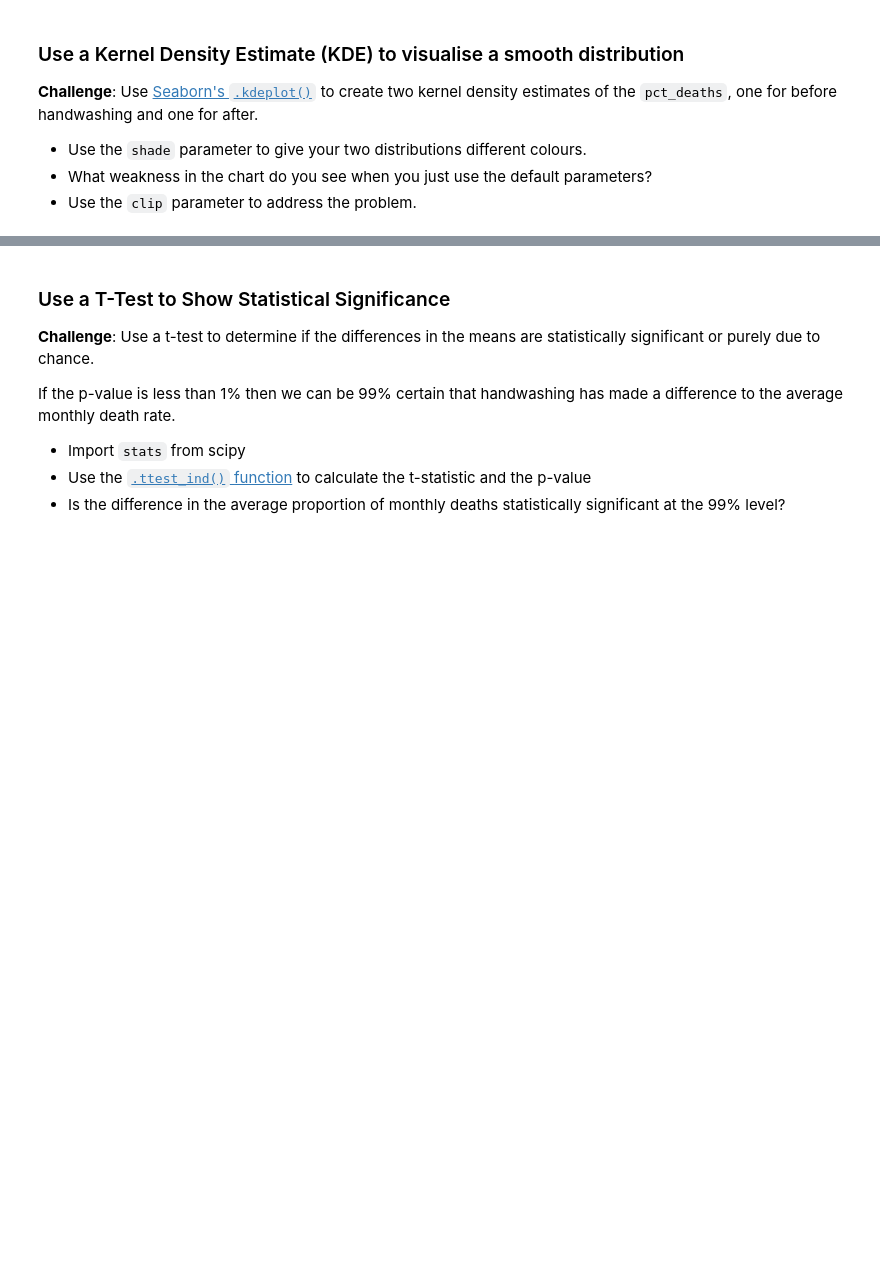
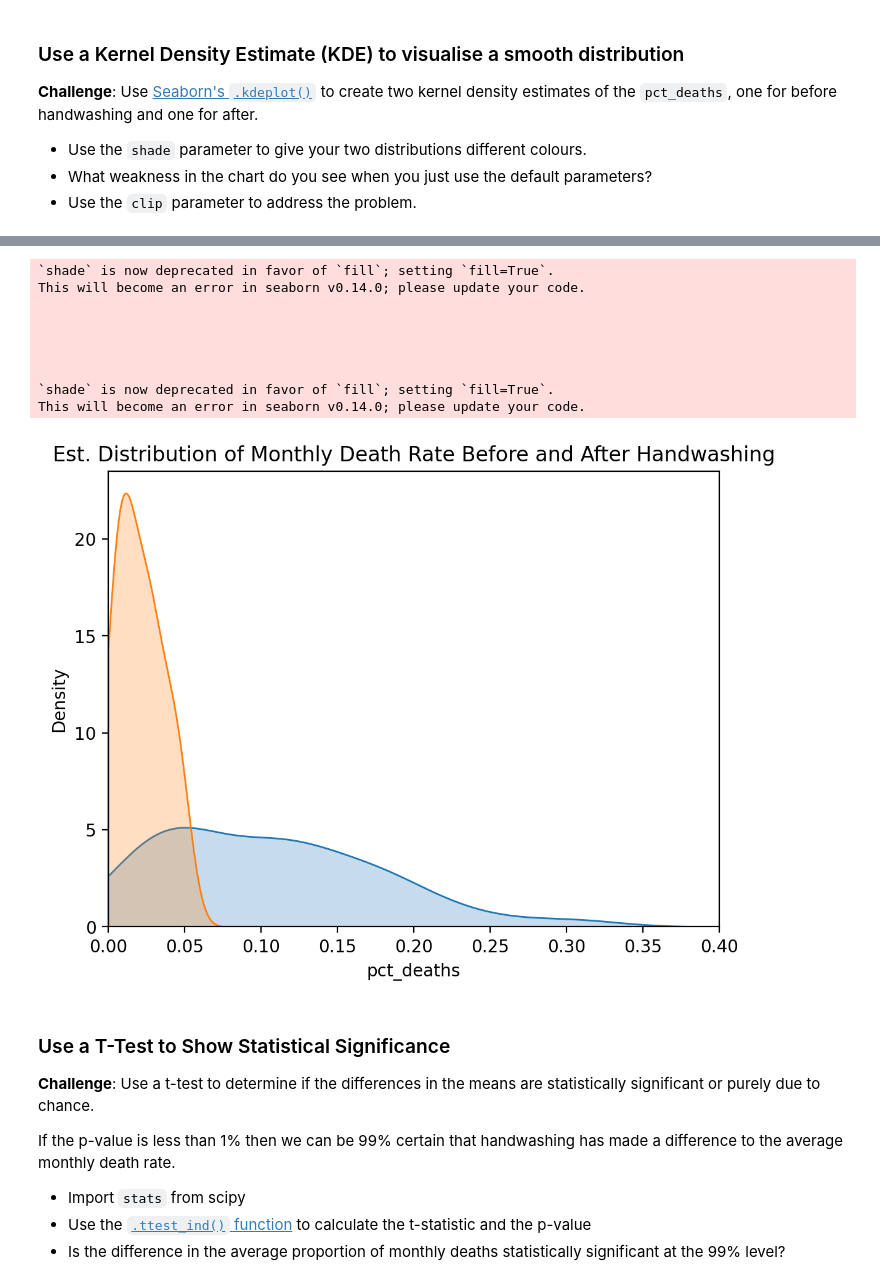
Before and after one commit to liuti-ma/python_study_notes, a Jupyter notebook: Dr+Semmelweis+Analysis/Dr_Semmelweis_Handwashing_Discovery_(start).ipynb, the cells around one changed output, grey strips where cells are left out. Drawn from its saved outputs; the diff is of its cells as text; code cells hidden in the pictures; blank space fills up the shorter version.

```diff
--- a/Dr+Semmelweis+Analysis/Dr_Semmelweis_Handwashing_Discovery_(start).ipynb
+++ b/Dr+Semmelweis+Analysis/Dr_Semmelweis_Handwashing_Discovery_(start).ipynb
@@ -410,3 +447,25 @@ This is a 5.0x improvement!
+# %%
+plt.figure(dpi=200)
+sns.kdeplot(df_before.pct_deaths,
+            shade=True,
+            clip=(0,1))
+sns.kdeplot(df_after.pct_deaths,
+            shade=True,
+            clip=(0,1))
+plt.title('Est. Distribution of Monthly Death Rate Before and After Handwashing')
+plt.xlim(0, 0.40)
+plt.show()
+# %% [output]
+`shade` is now deprecated in favor of `fill`; setting `fill=True`.
+This will become an error in seaborn v0.14.0; please update your code.
+
+
+
+
+
+`shade` is now deprecated in favor of `fill`; setting `fill=True`.
+This will become an error in seaborn v0.14.0; please update your code.
+[figure, added]
 # %% [markdown]
 ### Use a T-Test to Show Statistical Significance
 
```
Also changed, not shown: parts of 5 cells of this notebook.
